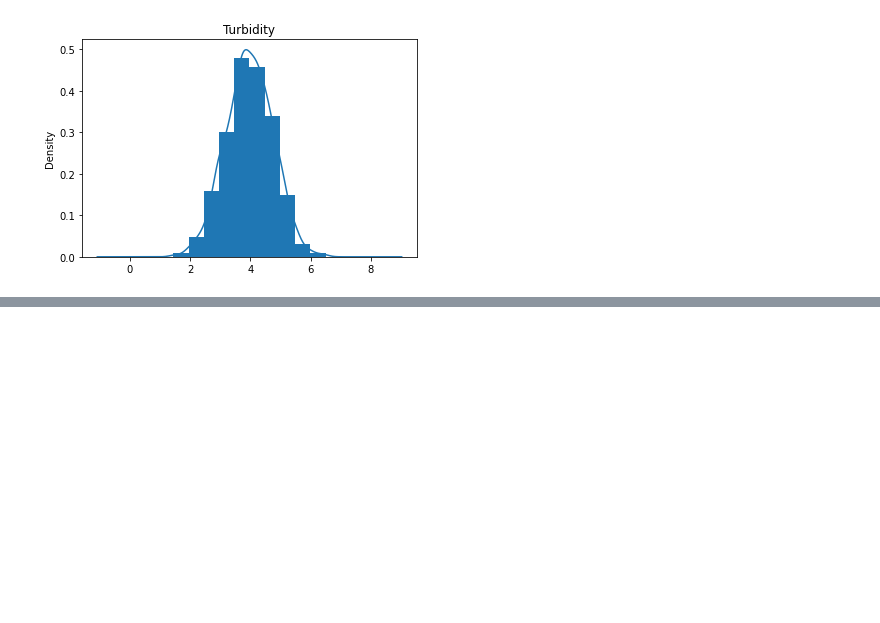
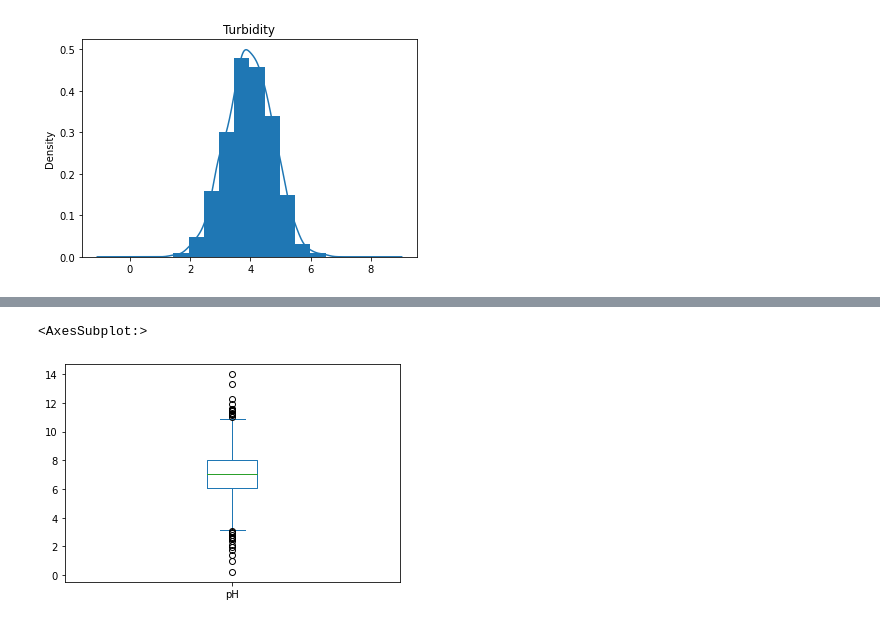
Before and after one commit to airathalca/IF2220-TUBES1, a Jupyter notebook: main.ipynb, the cells around one changed output, grey strips where cells are left out. Saved outputs shown, nothing was run; the diff lists cells and outputs as text; code cells hidden in the pictures; blank space fills up the shorter version.

```diff
--- a/main.ipynb
+++ b/main.ipynb
@@ -178,0 +254,5 @@ Kolom Turbidity Berdistribusi Normal
+# %%
+df["pH"].plot(kind="box")
+# %% [output]
+<AxesSubplot:>
+[figure, added]
```
Also changed, not shown: parts of 33 cells of this notebook.
